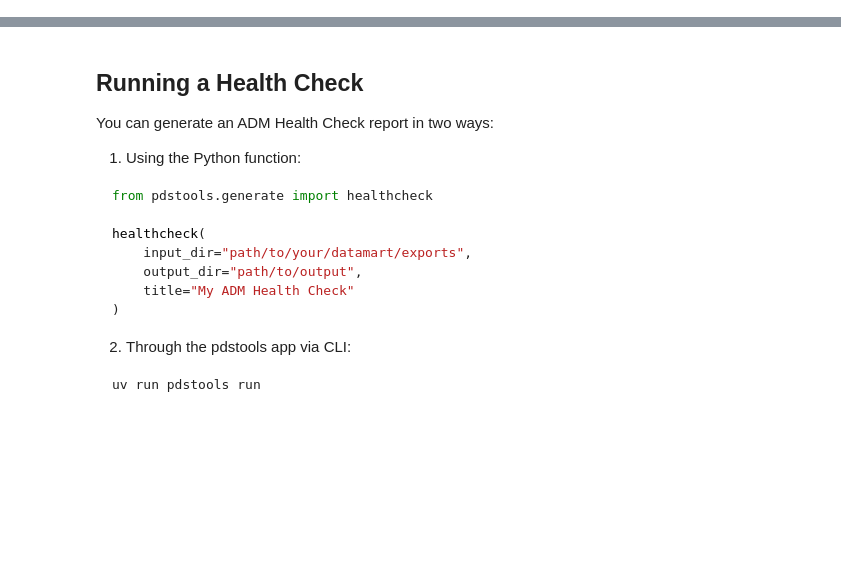
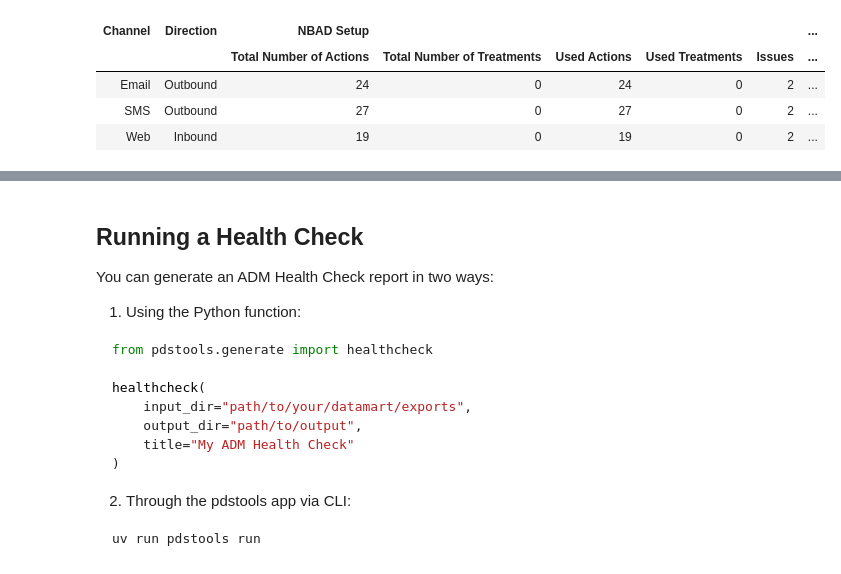
Before and after one commit to yusufuyanik1/pega-datascientist-tools, a Jupyter notebook: examples/articles/ADMHealthCheck.ipynb, the cells around one changed output, grey strips where cells are left out. Drawn from its saved outputs; the diff is of its cells as text; code cells hidden in the pictures; blank space fills up the shorter version.

```diff
--- a/examples/articles/ADMHealthCheck.ipynb
+++ b/examples/articles/ADMHealthCheck.ipynb
@@ -4,0 +116,24 @@ The ADM Health Check serves as your first line of diagnostics for Adaptive Decis
+# %%
+display(
+    formatted_channel_overview.cols_hide(
+        [
+            "Positives",
+            "ResponseCount",
+            "Performance",
+            "Configuration",
+            "CTR",
+            "isValid",
+            "usesNBAD",
+            "usesNBADOnly",
+        ]
+    ).tab_style(
+        style=style.text(decorate="line-through"),
+        locations=loc.body(rows=pl.col("isValid").not_()),
+    )
+)
+# %% [output]
+| Channel | Direction | NBAD Setup |  |  |  |  | ... |
+|  |  | Total Number of Actions | Total Number of Treatments | Used Actions | Used Treatments | Issues | ... |
+| Email | Outbound | 24 | 0 | 24 | 0 | 2 | ... |
+| SMS | Outbound | 27 | 0 | 27 | 0 | 2 | ... |
+| Web | Inbound | 19 | 0 | 19 | 0 | 2 | ... |
```
Also changed, not shown: parts of 12 cells of this notebook, 2 other files.
